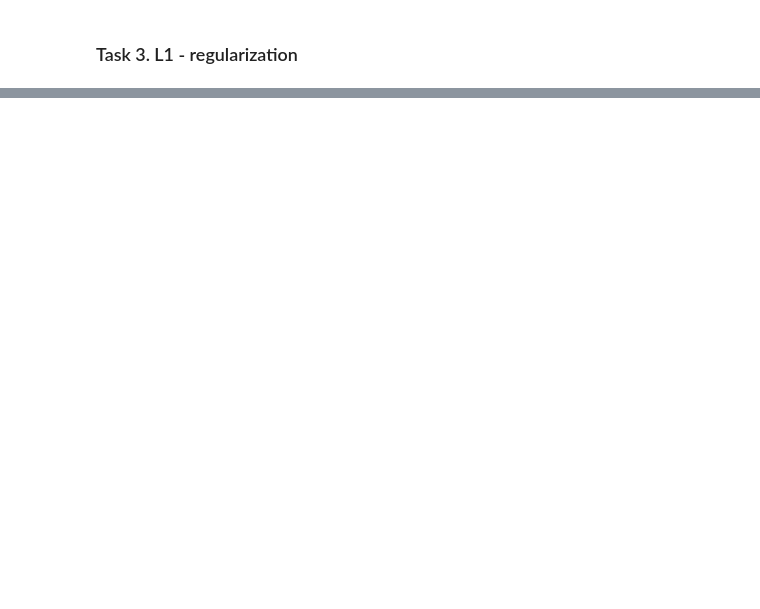
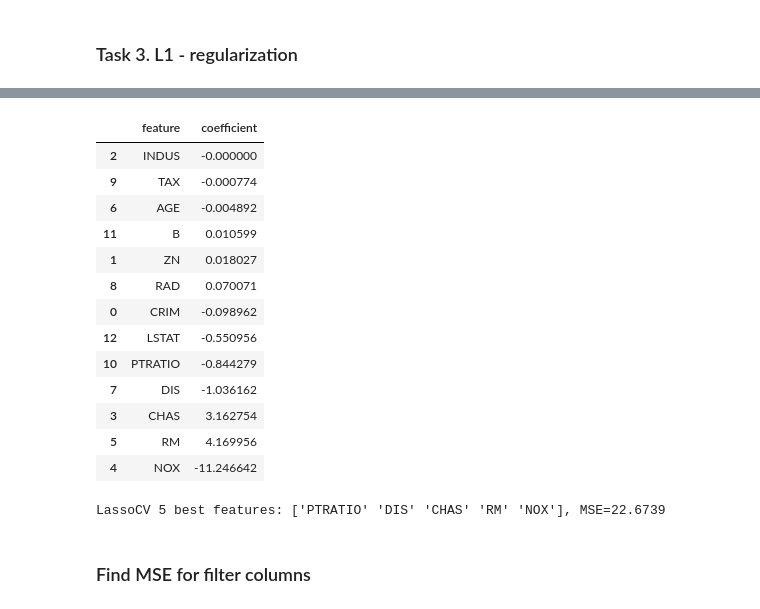
Before and after one commit to Jeniamakarchik/ML_2_part, a Jupyter notebook: HW_2/HW2_feature_selection.ipynb, the cells around one changed output, grey strips where cells are left out. Saved outputs shown, nothing was run; the diff lists cells and outputs as text; code cells hidden in the pictures; blank space fills up the shorter version.

```diff
--- a/HW_2/HW2_feature_selection.ipynb
+++ b/HW_2/HW2_feature_selection.ipynb
@@ -110,0 +265,18 @@ clf = LassoCV()
+# %%
+lassocv_coeffs = coeffs.reindex(coeffs.coefficient.abs().sort_values().index)
+lassocv_coeffs
+# %% [output]
+|  | feature | coefficient |
+| 2 | INDUS | -0.000000 |
+| 9 | TAX | -0.000774 |
+| 6 | AGE | -0.004892 |
+| 11 | B | 0.010599 |
+| 1 | ZN | 0.018027 |
+| 8 | RAD | 0.070071 |
+| 0 | CRIM | -0.098962 |
+| 12 | LSTAT | -0.550956 |
+| 10 | PTRATIO | -0.844279 |
+| 7 | DIS | -1.036162 |
+| 3 | CHAS | 3.162754 |
+| 5 | RM | 4.169956 |
+| 4 | NOX | -11.246642 |
@@ -110,0 +285,6 @@ clf = LassoCV()
+# %%
+print(f'LassoCV 5 best features: {top_5_lassocv}, MSE={mse_lassocv:.4f}')
+# %% [output]
+LassoCV 5 best features: ['PTRATIO' 'DIS' 'CHAS' 'RM' 'NOX'], MSE=22.6739
+# %% [markdown]
+### Find MSE for filter columns
```
Also changed, not shown: parts of 30 cells of this notebook.
